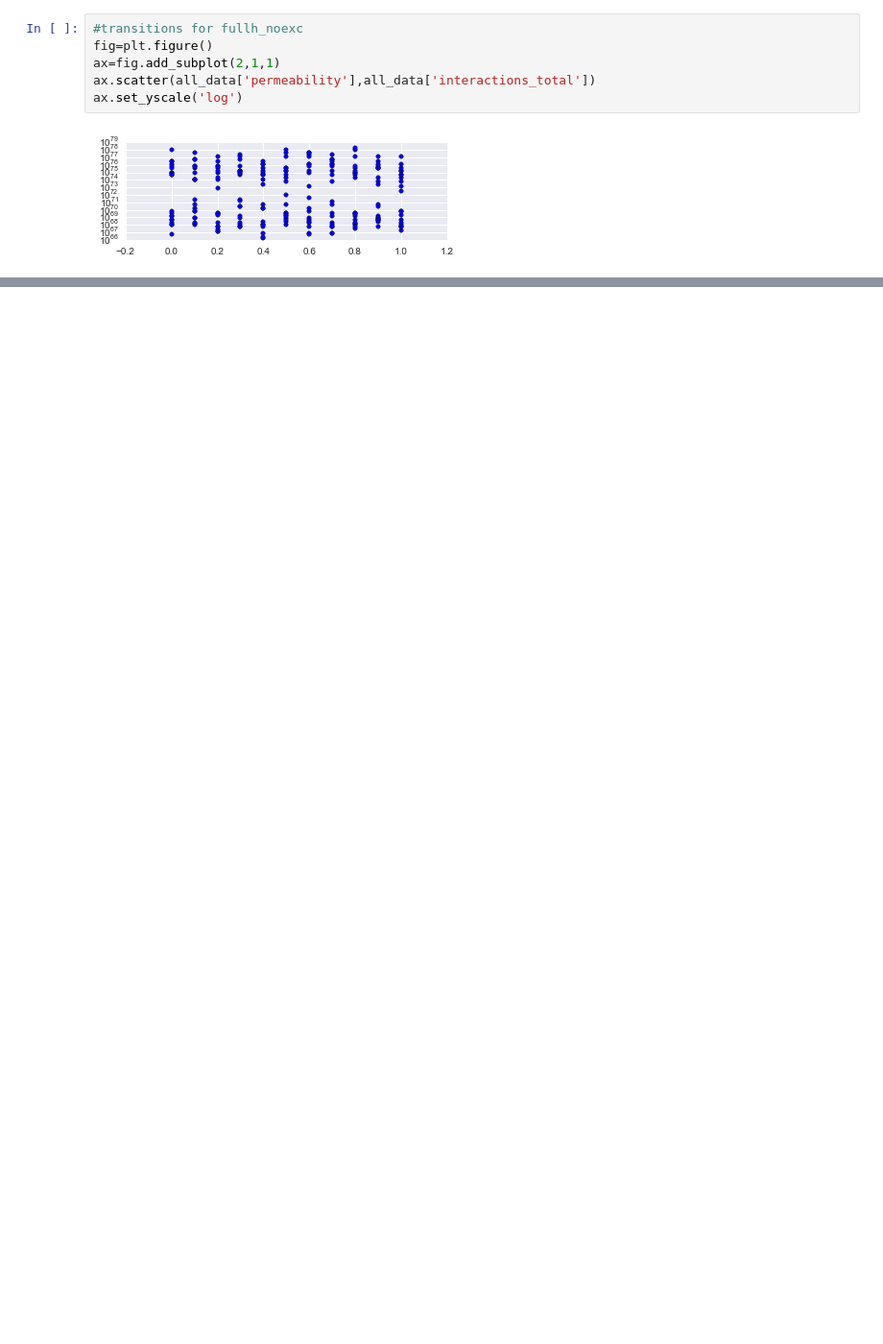
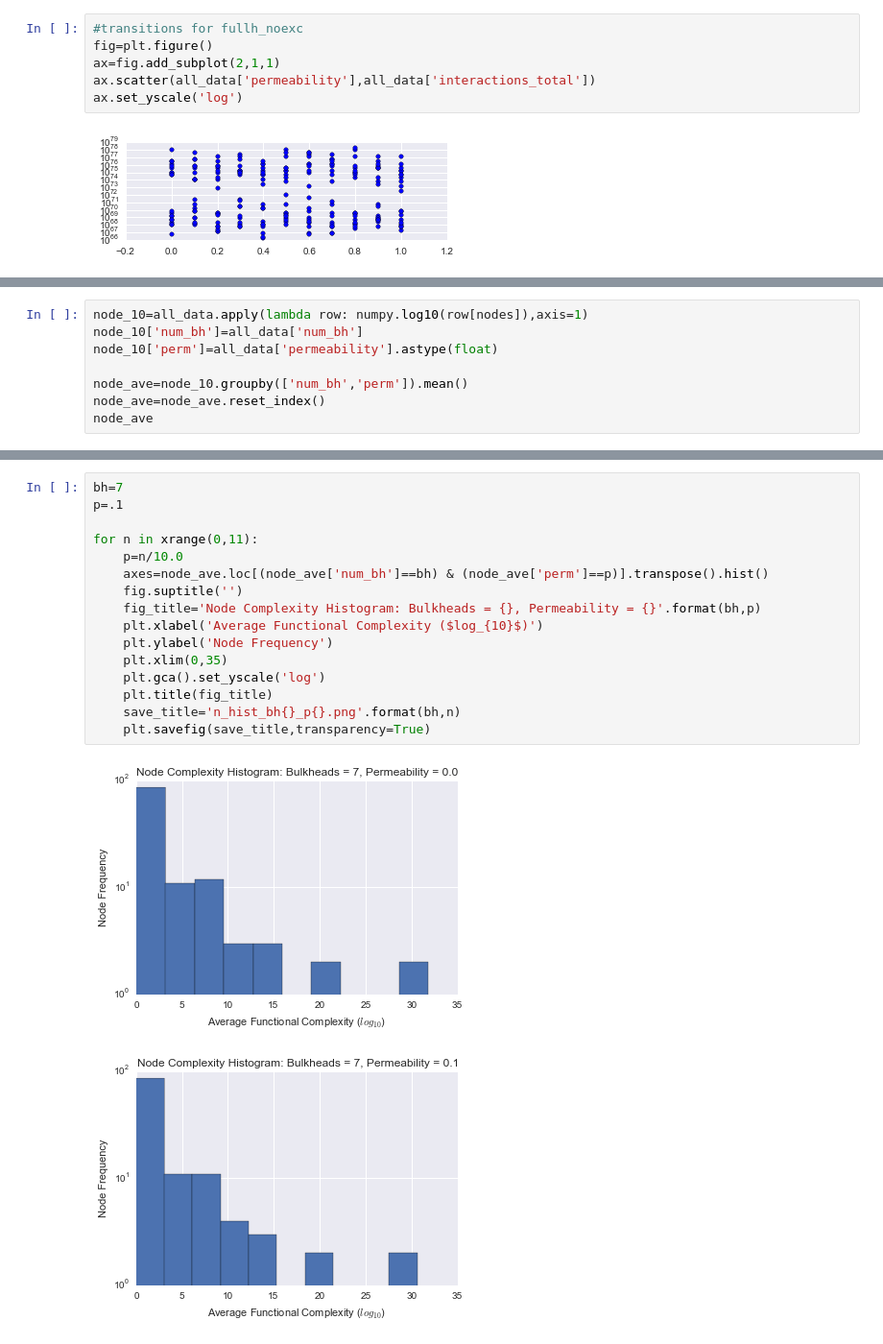
Before and after one commit to colinsh21/Python, a Jupyter notebook: ipython/ShipNET/perm sweep analysis.ipynb, the cells around one changed output, grey strips where cells are left out. Shown at 96% size. Cells and saved outputs as stored; diff of their text form; blank space fills up the shorter version.

```diff
--- a/ipython/ShipNET/perm sweep analysis.ipynb
+++ b/ipython/ShipNET/perm sweep analysis.ipynb
@@ -161,0 +247,8 @@ ax.set_yscale('log')
+# %%
+node_10=all_data.apply(lambda row: numpy.log10(row[nodes]),axis=1)
+node_10['num_bh']=all_data['num_bh']
+node_10['perm']=all_data['permeability'].astype(float)
+
+node_ave=node_10.groupby(['num_bh','perm']).mean()
+node_ave=node_ave.reset_index()
+node_ave
@@ -161,0 +274,19 @@ ax.set_yscale('log')
+# %%
+bh=7
+p=.1
+
+for n in xrange(0,11):
+    p=n/10.0
+    axes=node_ave.loc[(node_ave['num_bh']==bh) & (node_ave['perm']==p)].transpose().hist()
+    fig.suptitle('')
+    fig_title='Node Complexity Histogram: Bulkheads = {}, Permeability = {}'.format(bh,p)
+    plt.xlabel('Average Functional Complexity ($log_{10}$)')
+    plt.ylabel('Node Frequency')
+    plt.xlim(0,35)
+    plt.gca().set_yscale('log')
+    plt.title(fig_title)
+    save_title='n_hist_bh{}_p{}.png'.format(bh,n)
+    plt.savefig(save_title,transparency=True)
+# %% [output]
+[figure, added]
+[figure, added]
```
Also changed, not shown: parts of 15 cells of this notebook, 2 other files.
